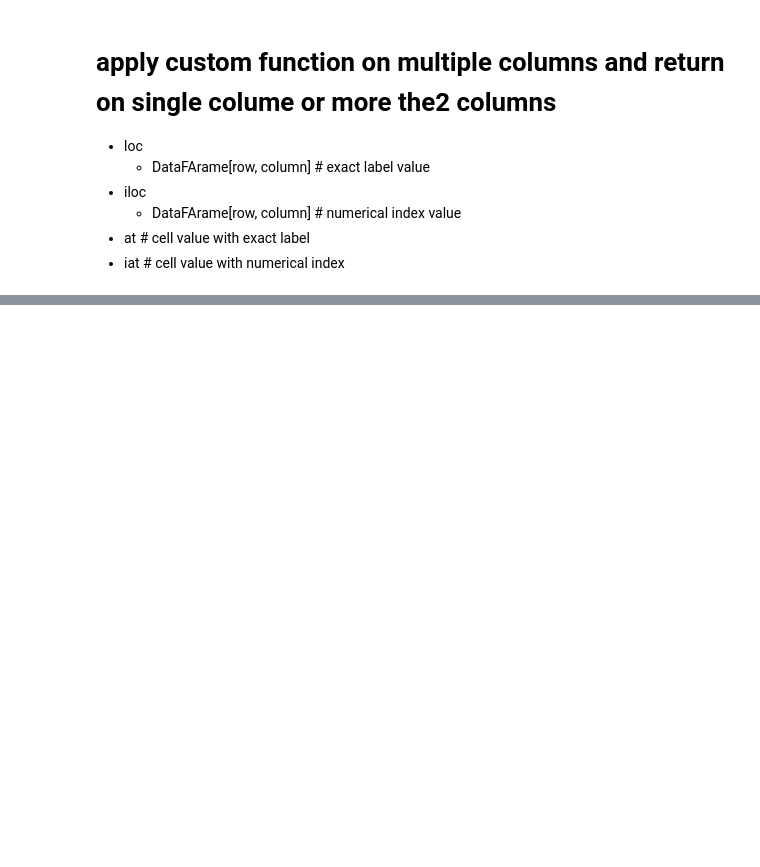
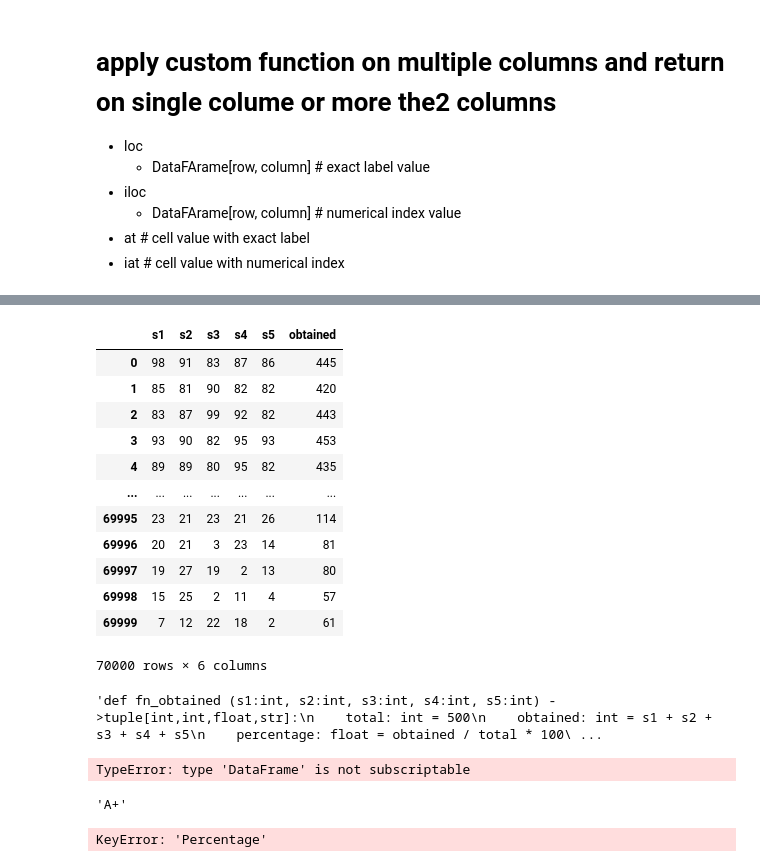
Before and after one commit to Shafqatsarwar/Python-classes, a Jupyter notebook: class-18-columns-functions/class18-.ipynb, the cells around one changed output, grey strips where cells are left out. Cells and saved outputs as stored; diff of their text form; code cells hidden in the pictures; blank space fills up the shorter version.

```diff
--- a/class-18-columns-functions/class18-.ipynb
+++ b/class-18-columns-functions/class18-.ipynb
@@ -590,0 +619,75 @@ df1.iat[4,0] # cell value with numerical index
+# %%
+def fn_obtained (s1:int, s2:int, s3:int, s4:int, s5:int) ->int:
+    return s1 + s2 + s3 + s4 + s5
+df1['obtained'] = df1[['s1', 's2', 's3', 's4', 's5']].apply (lambda x:fn_obtained(*x),axis=1)
+df1
+# %% [output]
+|  | s1 | s2 | s3 | s4 | s5 | obtained |
+| 0 | 98 | 91 | 83 | 87 | 86 | 445 |
+| 1 | 85 | 81 | 90 | 82 | 82 | 420 |
+| 2 | 83 | 87 | 99 | 92 | 82 | 443 |
+| 3 | 93 | 90 | 82 | 95 | 93 | 453 |
+| 4 | 89 | 89 | 80 | 95 | 82 | 435 |
+| ... | ... | ... | ... | ... | ... | ... |
+| 69995 | 23 | 21 | 23 | 21 | 26 | 114 |
+| 69996 | 20 | 21 | 3 | 23 | 14 | 81 |
+| 69997 | 19 | 27 | 19 | 2 | 13 | 80 |
+| 69998 | 15 | 25 | 2 | 11 | 4 | 57 |
+| 69999 | 7 | 12 | 22 | 18 | 2 | 61 |
+70000 rows × 6 columns
+# %%
+'''def fn_obtained (s1:int, s2:int, s3:int, s4:int, s5:int) ->tuple[int,int,float,str]:
+    total: int = 500
+    obtained: int = s1 + s2 + s3 + s4 + s5
+    percentage: float = obtained / total * 100
+    grade: str = ""
+    if percentage >= 80:
+        grade = "A+"
+    elif percentage >= 70:
+        grade = "A"
+    elif percentage >= 60:
+        grade = "B"
+    elif percentage >= 50:
+        grade = "C"
+    elif percentage >= 40:
+        grade = "D"
+    elif percentage >= 33:
+        grade = "E"
+    else:
+        grade = "F"
+    return total, obtained, percentage, grade
+
+df1["Total", 'obtained', 'percentage', "Grade"] = df1[['s1','s2','s3','s4','s5']].apply (lambda x:fn_obtained(*x),
+                                                                                             axis=1,
+                                                                                             result_type='expand')
+df1'''
+# %% [output]
+'def fn_obtained (s1:int, s2:int, s3:int, s4:int, s5:int) ->tuple[int,int,float,str]:\n    total: int = 500\n    obtained: int = s1 + s2 + s3 + s4 + s5\n    percentage: float = obtained / total * 100\ ...
+# %%
+df3 : pd.DataFrame = pd.DataFrame[[1]]
+# %% [output]
+TypeError: type 'DataFrame' is not subscriptable
+# %%
+def grade(per : int) -> str:
+    if per >= 80:
+        return "A+"
+    elif per >= 70:
+        return "A"
+    elif per >= 60:
+        return "B"
+    elif per >= 50:
+        return "C"
+    elif per >= 40:
+        return "D"
+    elif per >= 33:
+        return "E"
+    else:
+        return "F"
+
+grade (82)
+# %% [output]
+'A+'
+# %%
+df1['Percentage'].apply(grade)
+# %% [output]
+KeyError: 'Percentage'
```
Also changed, not shown: parts of 33 cells of this notebook, 2 other files.
